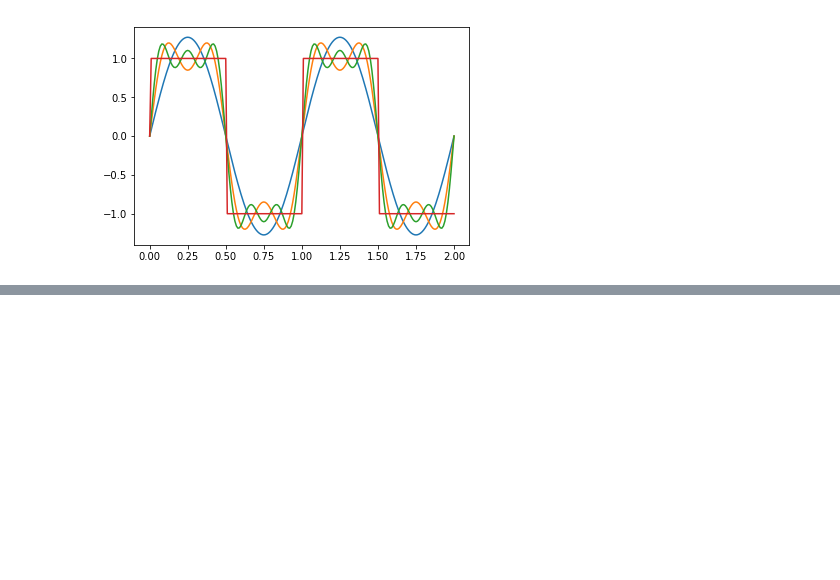
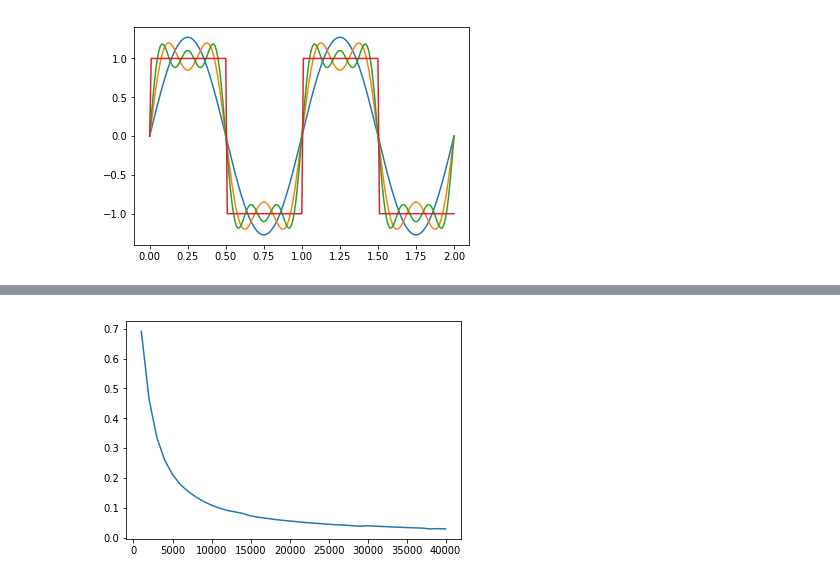
Before and after one commit to farice/PHY365L-Neural-Circuits, a Jupyter notebook: Experiments/Electronics-3_2/Electronics - 3.2.ipynb, the cells around one changed output, grey strips where cells are left out. Cells and saved outputs as stored; diff of their text form; code cells hidden in the pictures; blank space fills up the shorter version.

```diff
--- a/Experiments/Electronics-3_2/Electronics - 3.2.ipynb
+++ b/Experiments/Electronics-3_2/Electronics - 3.2.ipynb
@@ -119,0 +144,6 @@ plt.show()
+# %%
+plt.figure()
+plt.plot(lowpass_harmonic[:, 0], lowpass_harmonic[:, 1])
+plt.show()
+# %% [output]
+[figure, added]
```
Also changed, not shown: parts of 7 cells of this notebook, 22 other files.
